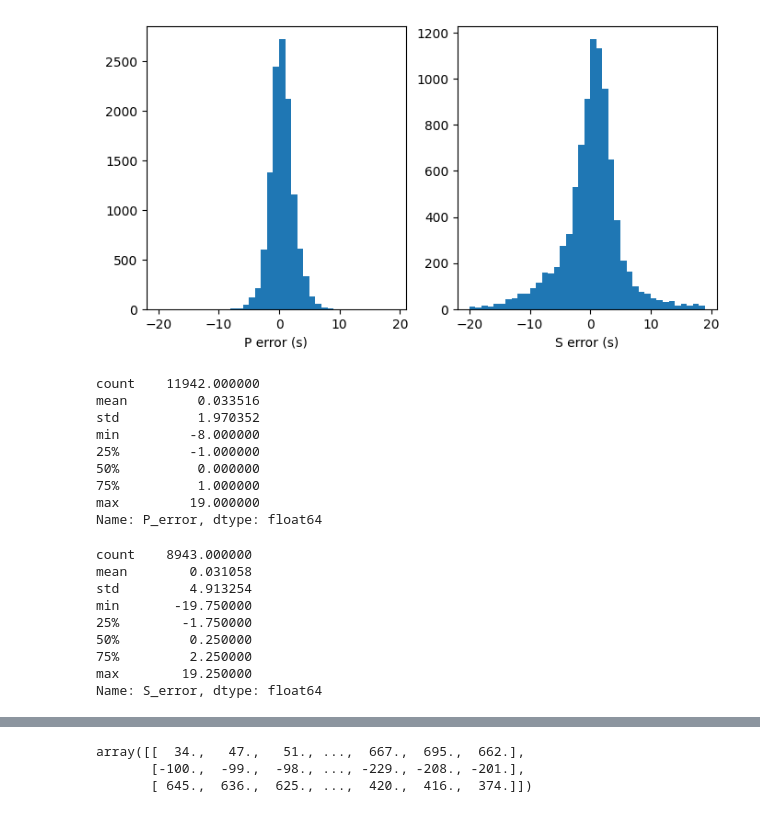
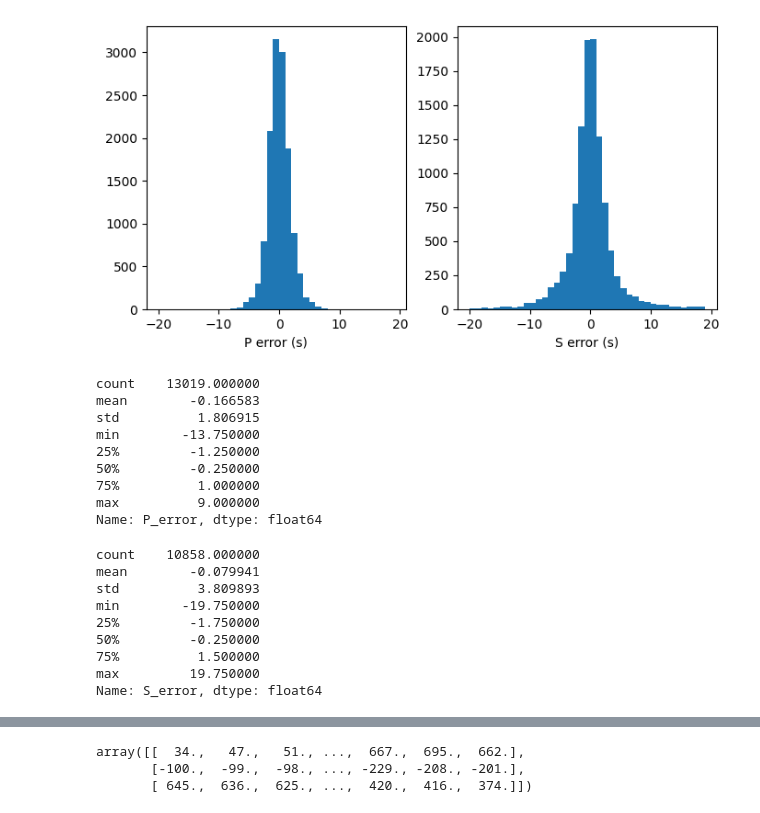
Before and after one commit to Jun1453/phasepick, a Jupyter notebook: train.ipynb, the cells around one changed output, grey strips where cells are left out. Cells and saved outputs as stored; diff of their text form; code cells hidden in the pictures.

```diff
--- a/train.ipynb
+++ b/train.ipynb
@@ -115,41 +97,41 @@ Writting results into: " test_tester_up_outputs "
 # %%
 import pandas as pd
 import numpy as np
 import matplotlib.pyplot as plt
 %matplotlib inline
 plt.figure(figsize=(8,4))
 plt.subplot(121)
 # pred = pd.read_csv('test_tester_outputs/X_test_results.csv')
-pred = pd.read_csv('test_tester_up_outputs/X_test_results.csv')
+pred = pd.read_csv('test_tester_updeANMO_outputs/X_test_results.csv')
 plt.hist(pred['P_error']/4, bins=np.arange(-20,20))
 plt.xlabel('P error (s)')
 plt.subplot(122)
 plt.hist(pred['S_error']/4, bins=np.arange(-20,20))
 plt.xlabel('S error (s)')
 plt.show()
 # %% [output]
-[figure, old version]
+[figure, new version]
 # %%
 (pred['P_error'].where(np.abs(pred['P_error']/4)<20)/4).describe()
 # %% [output]
-count    11942.000000
-mean         0.033516
-std          1.970352
-min         -8.000000
-25%         -1.000000
-50%          0.000000
+count    13019.000000
+mean        -0.166583
+std          1.806915
+min        -13.750000
+25%         -1.250000
+50%         -0.250000
 75%          1.000000
-max         19.000000
+max          9.000000
 Name: P_error, dtype: float64
 # %%
 (pred['S_error'].where(np.abs(pred['S_error']/4)<20)/4).describe()
 # %% [output]
-count    8943.000000
-mean        0.031058
-std         4.913254
-min       -19.750000
-25%        -1.750000
-50%         0.250000
-75%         2.250000
-max        19.250000
+count    10858.000000
+mean        -0.079941
+std          3.809893
+min        -19.750000
+25%         -1.750000
+50%         -0.250000
+75%          1.500000
+max         19.750000
 Name: S_error, dtype: float64
```
Also changed, not shown: parts of 3 cells of this notebook, 3 other files.
